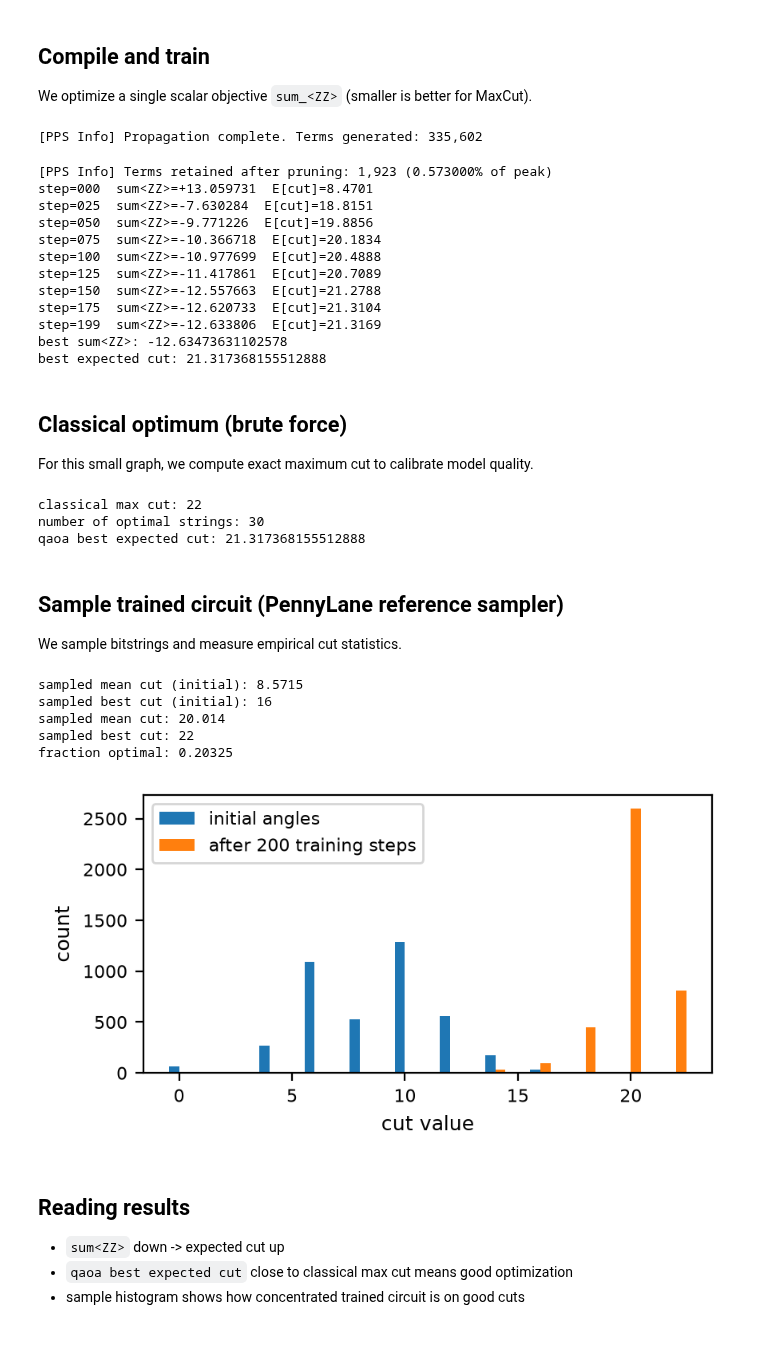
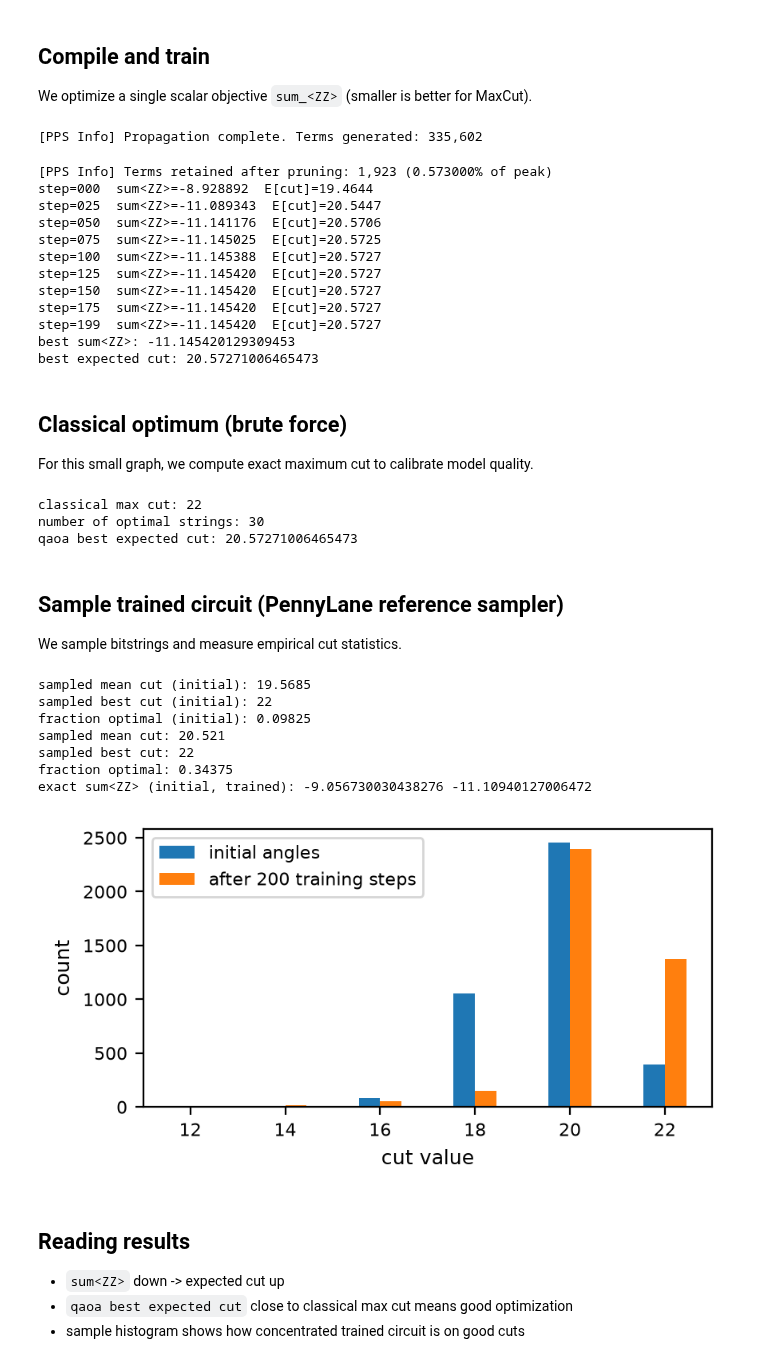
Before and after one commit to Norma-Q/PADO-Pauli, a Jupyter notebook: examples/03_maxcut_qaoa.ipynb, the cells around one changed output. Saved outputs shown, nothing was run; the diff lists cells and outputs as text; code cells hidden in the pictures.

```diff
--- a/examples/03_maxcut_qaoa.ipynb
+++ b/examples/03_maxcut_qaoa.ipynb
@@ -132,7 +132,7 @@ def tqa_init_qaoa_params(p: int, delta_t: float, dtype=np.float64) -> QAOAParams
 
     Linear ramp:
         gamma_i = (i/p) * delta_t
-        beta_i  = (1 - i/p) * delta_t
+        beta_i  = -(1 - i/p) * delta_t
     for i = 1..p
     """
     if p < 1:
@@ -143,7 +143,7 @@ def tqa_init_qaoa_params(p: int, delta_t: float, dtype=np.float64) -> QAOAParams
     i = np.arange(1, p + 1, dtype=dtype)
     pp = dtype(p)
     gammas = (i / pp) * dtype(delta_t)
-    betas = (dtype(1.0) - (i / pp)) * dtype(delta_t)
+    betas = -(dtype(1.0) - (i / pp)) * dtype(delta_t)
     return QAOAParams(gammas=gammas, betas=betas)
 
 def build_qaoa_theta_init_tqa(
@@ -216,17 +216,17 @@ print("best expected cut:", 0.5 * (m_edges - best_val))
 # %% [output]
 [PPS Info] Propagation complete. Terms generated: 335,602
 [PPS Info] Terms retained after pruning: 1,923 (0.573000% of peak)
-step=000  sum<ZZ>=+13.059731  E[cut]=8.4701
-step=025  sum<ZZ>=-7.630284  E[cut]=18.8151
-step=050  sum<ZZ>=-9.771226  E[cut]=19.8856
-step=075  sum<ZZ>=-10.366718  E[cut]=20.1834
-step=100  sum<ZZ>=-10.977699  E[cut]=20.4888
-step=125  sum<ZZ>=-11.417861  E[cut]=20.7089
-step=150  sum<ZZ>=-12.557663  E[cut]=21.2788
-step=175  sum<ZZ>=-12.620733  E[cut]=21.3104
-step=199  sum<ZZ>=-12.633806  E[cut]=21.3169
-best sum<ZZ>: -12.63473631102578
-best expected cut: 21.317368155512888
+step=000  sum<ZZ>=-8.928892  E[cut]=19.4644
+step=025  sum<ZZ>=-11.089343  E[cut]=20.5447
+step=050  sum<ZZ>=-11.141176  E[cut]=20.5706
+step=075  sum<ZZ>=-11.145025  E[cut]=20.5725
+step=100  sum<ZZ>=-11.145388  E[cut]=20.5727
+step=125  sum<ZZ>=-11.145420  E[cut]=20.5727
+step=150  sum<ZZ>=-11.145420  E[cut]=20.5727
+step=175  sum<ZZ>=-11.145420  E[cut]=20.5727
+step=199  sum<ZZ>=-11.145420  E[cut]=20.5727
+best sum<ZZ>: -11.145420129309453
+best expected cut: 20.57271006465473
 # %% [markdown]
 ## Classical optimum (brute force)
 
@@ -256,7 +256,7 @@ print('qaoa best expected cut:', 0.5 * (m_edges - best_val))
 # %% [output]
 classical max cut: 22
 number of optimal strings: 30
-qaoa best expected cut: 21.317368155512888
+qaoa best expected cut: 20.57271006465473
 # %% [markdown]
 ## Sample trained circuit (PennyLane reference sampler)
 
@@ -276,38 +276,44 @@ final_samples = pennylane_sample(
     thetas=best_thetas.detach().cpu(),
     n_qubits=n_qubits,
     shots=shots,
     max_qubits=20,
     seed=0,
 )
 initial_samples_np = initial_samples.detach().cpu().numpy().astype(np.uint8)
 final_samples_np = final_samples.detach().cpu().numpy().astype(np.uint8)
 
 
 initial_cuts = np.array([cut_value_from_bits(row.tolist(), edges) for row in initial_samples_np], dtype=np.float64)
 print('sampled mean cut (initial):', float(np.mean(initial_cuts)))
 print('sampled best cut (initial):', int(np.max(initial_cuts)))
+print('fraction optimal (initial):', float(np.mean(initial_cuts == best_cut)))
 
 cuts = np.array([cut_value_from_bits(row.tolist(), edges) for row in final_samples_np], dtype=np.float64)
 print('sampled mean cut:', float(np.mean(cuts)))
 print('sampled best cut:', int(np.max(cuts)))
 print('fraction optimal:', float(np.mean(cuts == best_cut)))
+exact_init = float(qc.expvals_reference(torch.tensor(init_theta_np, dtype=torch.float64))[0])
+exact_best = float(qc.expvals_reference(best_thetas.detach().cpu())[0])
+print('exact sum<ZZ> (initial, trained):', exact_init, exact_best)
 
 plt.figure(figsize=(4.39, 2.4))
 bins = np.arange(min(initial_cuts.min(), cuts.min()), max(initial_cuts.max(), cuts.max()) + 2) - 0.5
 plt.hist([initial_cuts, cuts], bins=bins, rwidth=0.9, label=["initial angles", "after 200 training steps"])
 plt.xlabel('cut value')
 plt.ylabel('count')
 plt.tight_layout()
 plt.legend()
 import os as _os; _os.makedirs("figures", exist_ok=True); plt.savefig("figures/fig_qaoa_cut_hist.png", dpi=150, bbox_inches="tight")
 plt.show()
 # %% [output]
-sampled mean cut (initial): 8.5715
-sampled best cut (initial): 16
-sampled mean cut: 20.014
+sampled mean cut (initial): 19.5685
+sampled best cut (initial): 22
+fraction optimal (initial): 0.09825
+sampled mean cut: 20.521
 sampled best cut: 22
-fraction optimal: 0.20325
+fraction optimal: 0.34375
+exact sum<ZZ> (initial, trained): -9.056730030438276 -11.10940127006472
-[figure, old version]
+[figure, new version]
 # %% [markdown]
 ## Reading results
 
```
Also changed, not shown: 3 other files.
